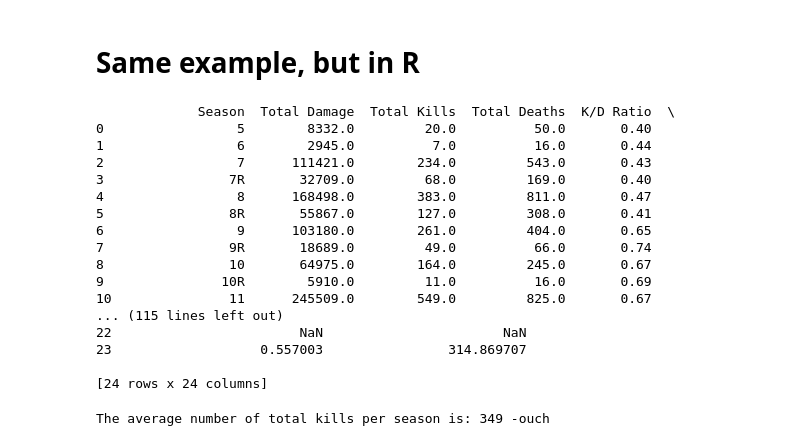
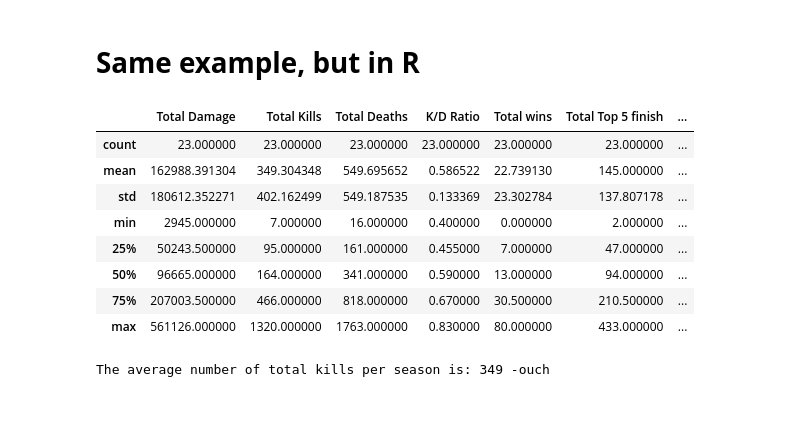
Before and after one commit to JoeBwonKenobi/Apex-K-D-Prediction_Project, a Jupyter notebook: Apex_Project.ipynb, the cells around one changed output. Cells and saved outputs as stored; diff of their text form; code cells hidden in the pictures; blank space fills up the shorter version.

```diff
--- a/Apex_Project.ipynb
+++ b/Apex_Project.ipynb
@@ -140,25 +140,17 @@ joe_df['GamesPlayed/knock ratio'] = joe_df['Knockdowns']/joe_df['Total Games Pla
 #cat("Ranking value:", value, "\n")
 # %%
 # Printing out the new data frame with the added columns
-print(joe_df)
+joe_df.describe()
 # %% [output]
-             Season  Total Damage  Total Kills  Total Deaths  K/D Ratio  \
-0                 5        8332.0         20.0          50.0       0.40
-1                 6        2945.0          7.0          16.0       0.44
-2                 7      111421.0        234.0         543.0       0.43
-3                7R       32709.0         68.0         169.0       0.40
-4                 8      168498.0        383.0         811.0       0.47
-5                8R       55867.0        127.0         308.0       0.41
-6                 9      103180.0        261.0         404.0       0.65
-7                9R       18689.0         49.0          66.0       0.74
-8                10       64975.0        164.0         245.0       0.67
-9               10R        5910.0         11.0          16.0       0.69
-10               11      245509.0        549.0         825.0       0.67
-... (115 lines left out)
-22                        NaN                       NaN
-23                   0.557003                314.869707
-
-[24 rows x 24 columns]
+|  | Total Damage | Total Kills | Total Deaths | K/D Ratio | Total wins | Total Top 5 finish | ... |
+| count | 23.000000 | 23.000000 | 23.000000 | 23.000000 | 23.000000 | 23.000000 | ... |
+| mean | 162988.391304 | 349.304348 | 549.695652 | 0.586522 | 22.739130 | 145.000000 | ... |
+| std | 180612.352271 | 402.162499 | 549.187535 | 0.133369 | 23.302784 | 137.807178 | ... |
+| min | 2945.000000 | 7.000000 | 16.000000 | 0.400000 | 0.000000 | 2.000000 | ... |
+| 25% | 50243.500000 | 95.000000 | 161.000000 | 0.455000 | 7.000000 | 47.000000 | ... |
+| 50% | 96665.000000 | 164.000000 | 341.000000 | 0.590000 | 13.000000 | 94.000000 | ... |
+| 75% | 207003.500000 | 466.000000 | 818.000000 | 0.670000 | 30.500000 | 210.500000 | ... |
+| max | 561126.000000 | 1320.000000 | 1763.000000 | 0.830000 | 80.000000 | 433.000000 | ... |
 # %%
 #Saving the new dataframe to upload for other platforms.
 joe_df.to_csv('Joe_data_frame', index=False)
```
